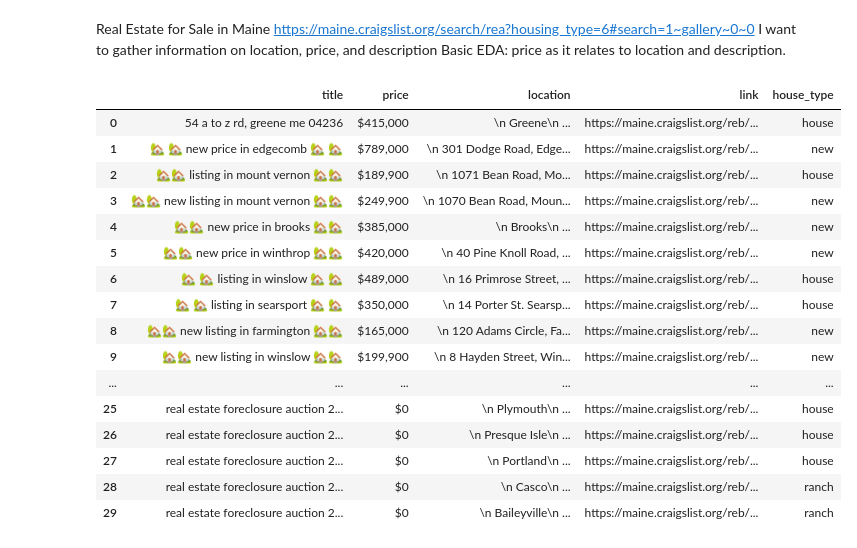
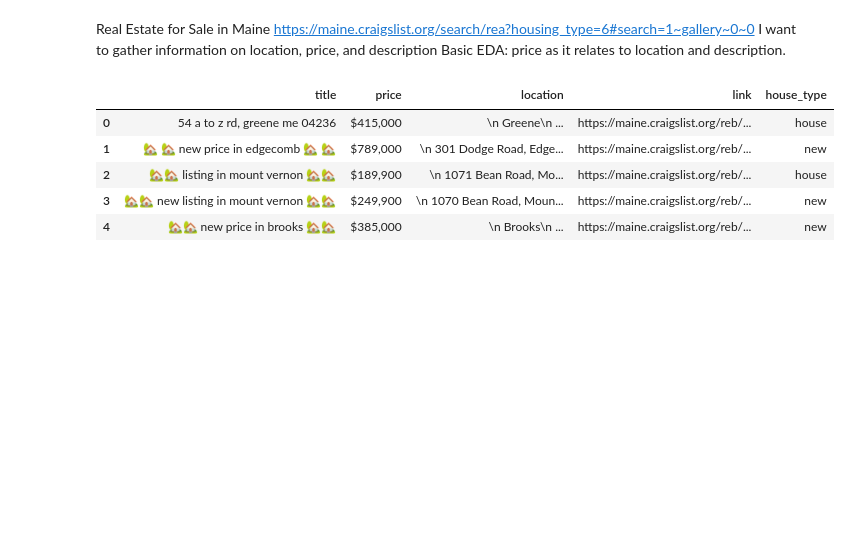
Before and after one commit to fwx5ax/wrangling, a Jupyter notebook: lab/lab_notebook.ipynb, the cells around one changed output. Cells and saved outputs as stored; diff of their text form; code cells hidden in the pictures; blank space fills up the shorter version.

```diff
--- a/lab/lab_notebook.ipynb
+++ b/lab/lab_notebook.ipynb
@@ -257,7 +257,7 @@ for k in range( len(listings) ):
     data.append({'title':title,'price':price,'location':location,'link':link,'house_type':house_type})
 # %%
 df = pd.DataFrame.from_dict(data)
-df.head(30)
+df.head()
 # %% [output]
 |  | title | price | location | link | house_type |
 | 0 | 54 a to z rd, greene me 04236 | $415,000 | \n Greene\n ... | https://maine.craigslist.org/reb/... | house |
@@ -266,16 +266,5 @@ df.head(30)
 | 3 | 🏡🏡 new listing in mount vernon 🏡🏡 | $249,900 | \n 1070 Bean Road, Moun... | https://maine.craigslist.org/reb/... | new |
 | 4 | 🏡🏡 new price in brooks 🏡🏡 | $385,000 | \n Brooks\n ... | https://maine.craigslist.org/reb/... | new |
-| 5 | 🏡🏡 new price in winthrop 🏡🏡 | $420,000 | \n 40 Pine Knoll Road, ... | https://maine.craigslist.org/reb/... | new |
-| 6 | 🏡 🏡 listing in winslow 🏡 🏡 | $489,000 | \n 16 Primrose Street, ... | https://maine.craigslist.org/reb/... | house |
-| 7 | 🏡 🏡 listing in searsport 🏡 🏡 | $350,000 | \n 14 Porter St. Searsp... | https://maine.craigslist.org/reb/... | house |
-| 8 | 🏡🏡 new listing in farmington 🏡🏡 | $165,000 | \n 120 Adams Circle, Fa... | https://maine.craigslist.org/reb/... | new |
-| 9 | 🏡🏡 new listing in winslow 🏡🏡 | $199,900 | \n 8 Hayden Street, Win... | https://maine.craigslist.org/reb/... | new |
-| ... | ... | ... | ... | ... | ... |
-| 25 | real estate foreclosure auction 2... | $0 | \n Plymouth\n ... | https://maine.craigslist.org/reb/... | house |
-| 26 | real estate foreclosure auction 2... | $0 | \n Presque Isle\n ... | https://maine.craigslist.org/reb/... | house |
-| 27 | real estate foreclosure auction 2... | $0 | \n Portland\n ... | https://maine.craigslist.org/reb/... | house |
-| 28 | real estate foreclosure auction 2... | $0 | \n Casco\n ... | https://maine.craigslist.org/reb/... | ranch |
-| 29 | real estate foreclosure auction 2... | $0 | \n Baileyville\n ... | https://maine.craigslist.org/reb/... | ranch |
 # %%
 df['price'] = df['price'].str.replace('$','')
 df['price'] = df['price'].str.replace(',','')
```
Also changed, not shown: parts of 5 cells of this notebook.
